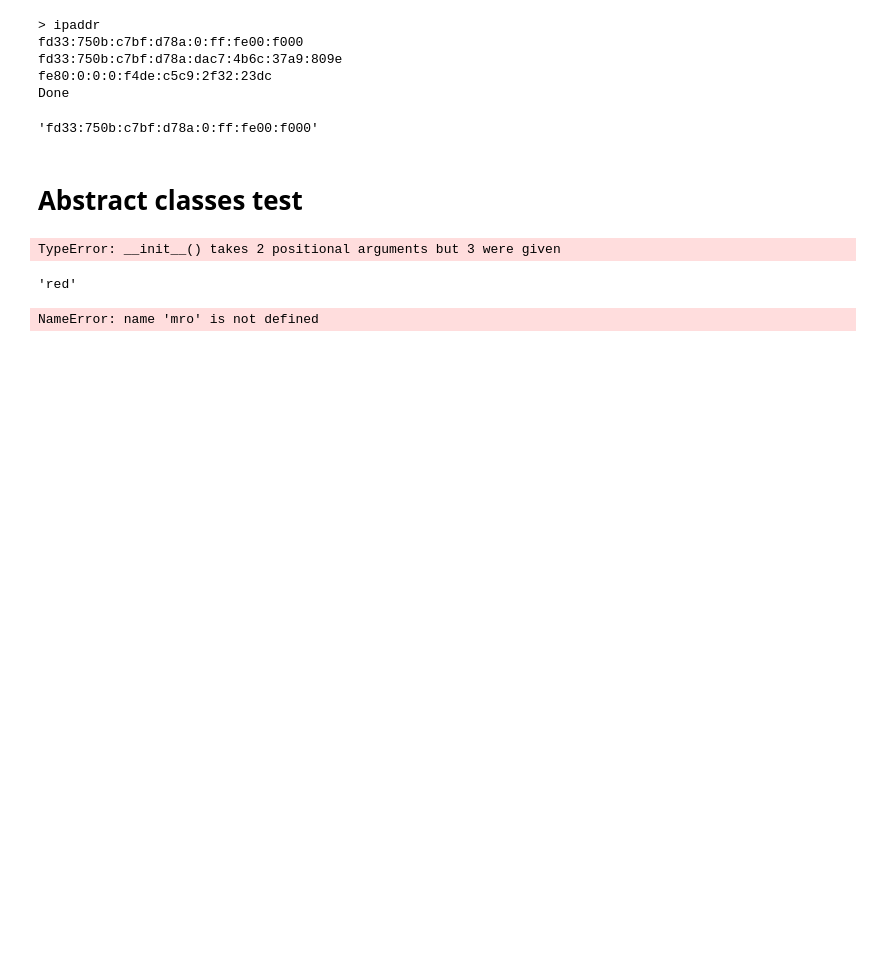
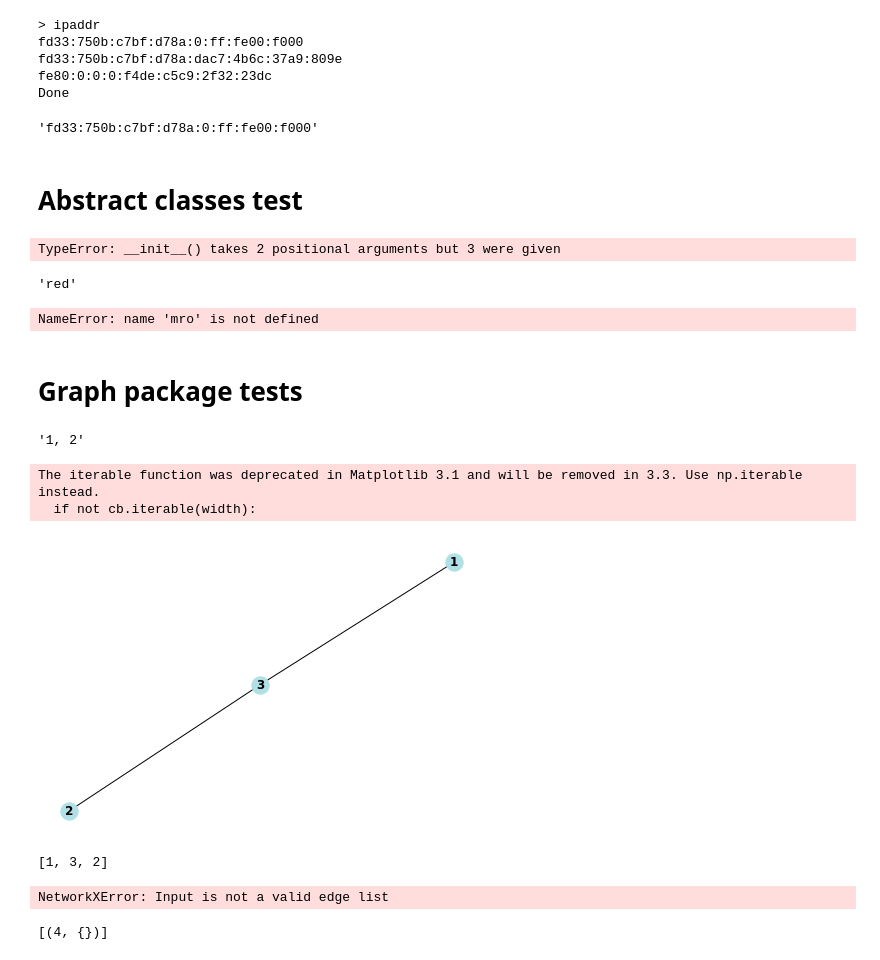
Before and after one commit to jaumecolomhernandez/autoconfig-openthread, a Jupyter notebook: commissioning-tests.ipynb, the cells around one changed output. Saved outputs shown, nothing was run; the diff lists cells and outputs as text; code cells hidden in the pictures; blank space fills up the shorter version.

Commit message:
Added graph feature - Now you can define custom graphs to determine the structure - All to one function to generate graphs - Plot function (to be improved) - Tested with the Mock device

```diff
--- a/commissioning-tests.ipynb
+++ b/commissioning-tests.ipynb
@@ -247,3 +247,5 @@ p = ob
 mro.mro()
 # %% [output]
 NameError: name 'mro' is not defined
+# %% [markdown]
+# Graph package tests
@@ -249,0 +255,12 @@ NameError: name 'mro' is not defined
+# %%
+', '.join([str(i) for i in [1,2]])
+# %% [output]
+'1, 2'
+# %%
+lines = ['1 3', '2 3', '3 ']
+G = nx.parse_adjlist(lines, nodetype = int)
+nx.draw_kamada_kawai(G, with_labels=True, font_weight='bold', node_color="powderblue")
+# %% [output]
+The iterable function was deprecated in Matplotlib 3.1 and will be removed in 3.3. Use np.iterable instead.
+  if not cb.iterable(width):
+[figure, added]
@@ -249,0 +269,8 @@ NameError: name 'mro' is not defined
+# %%
+[ n for n in G.nodes() ]
+# %% [output]
+[1, 3, 2]
+# %%
+G = nx.Graph([[2],[1]])
+# %% [output]
+NetworkXError: Input is not a valid edge list
@@ -249,0 +281,4 @@ NameError: name 'mro' is not defined
+# %%
+[ e for e in G.adjacency()]
+# %% [output]
+[(4, {})]
```
Also changed, not shown: parts of 24 cells of this notebook, 4 other files.
